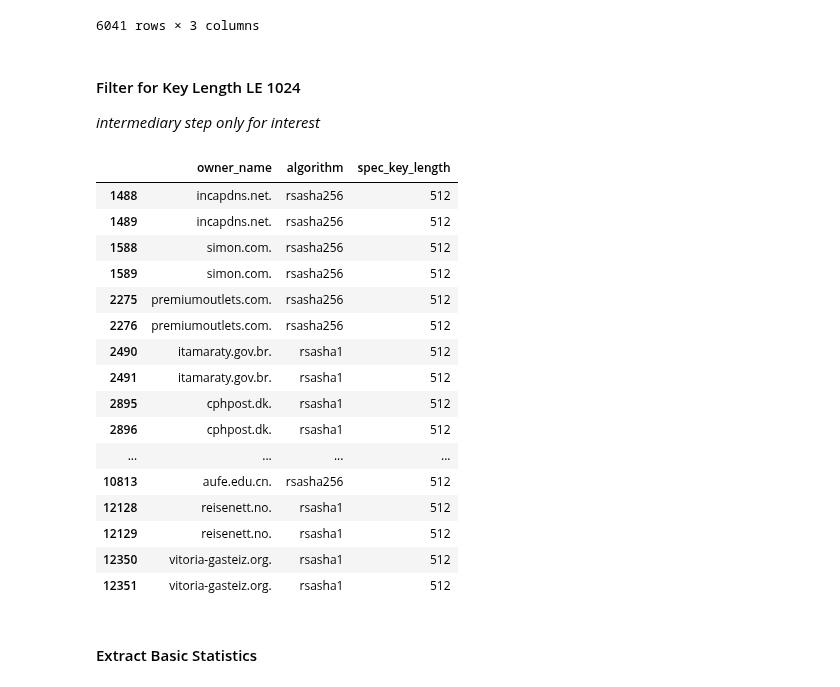
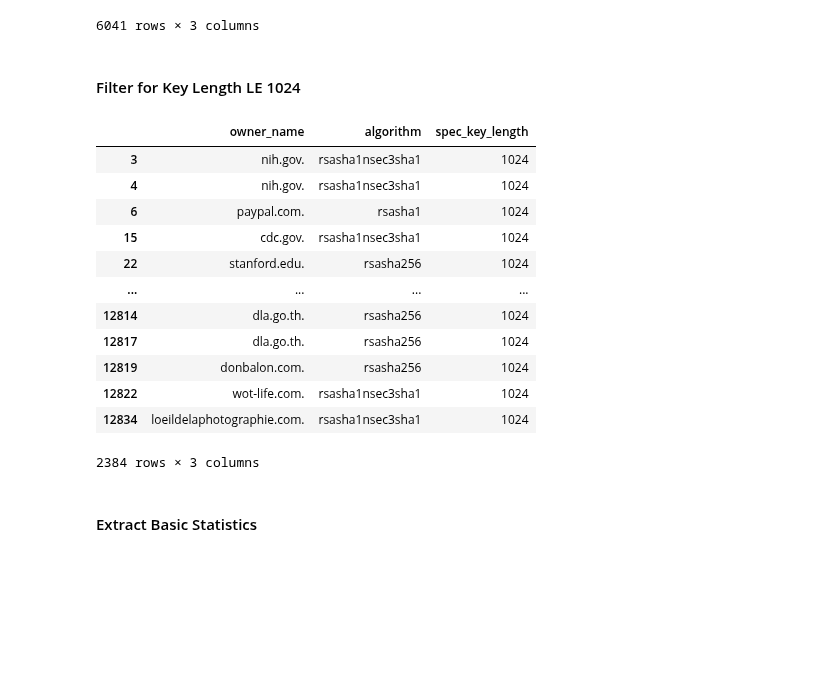
Before and after one commit to nils-wisiol/dns-downgrade-attack, a Jupyter notebook: ipynb/analyze_crypto_ns.ipynb, the cells around one changed output. Saved outputs shown, nothing was run; the diff lists cells and outputs as text; code cells hidden in the pictures; blank space fills up the shorter version.

Commit message:
Filtering Key Lengths for <=1024 instead of <=1023

```diff
--- a/ipynb/analyze_crypto_ns.ipynb
+++ b/ipynb/analyze_crypto_ns.ipynb
@@ -503,30 +503,25 @@ pdf_top100k_dnskey_rsa
 6041 rows × 3 columns
 # %% [markdown]
 #### Filter for Key Length LE 1024
-*intermediary step only for interest*
 # %%
-pdf_top100k_dnskey_rsa_le1024 = pdf_top100k_dnskey_rsa[pdf_top100k_dnskey_rsa['spec_key_length'] <= 1023]
+pdf_top100k_dnskey_rsa_le1024 = pdf_top100k_dnskey_rsa[pdf_top100k_dnskey_rsa['spec_key_length'] <= 1024]
 pdf_tlds_dnskey_rsa_le1024 = pdf_tlds_dnskey_rsa[pdf_tlds_dnskey_rsa['spec_key_length'] <= 1024]
 # pdf_top100k_dnskey_rsa_keylengths = pdf_top100k_dnskey_rsa[['spec_key_length']].value_counts()
 pdf_top100k_dnskey_rsa_le1024
 # %% [output]
 |  | owner_name | algorithm | spec_key_length |
-| 1488 | incapdns.net. | rsasha256 | 512 |
-| 1489 | incapdns.net. | rsasha256 | 512 |
-| 1588 | simon.com. | rsasha256 | 512 |
-| 1589 | simon.com. | rsasha256 | 512 |
-| 2275 | premiumoutlets.com. | rsasha256 | 512 |
-| 2276 | premiumoutlets.com. | rsasha256 | 512 |
-| 2490 | itamaraty.gov.br. | rsasha1 | 512 |
-| 2491 | itamaraty.gov.br. | rsasha1 | 512 |
-| 2895 | cphpost.dk. | rsasha1 | 512 |
-| 2896 | cphpost.dk. | rsasha1 | 512 |
+| 3 | nih.gov. | rsasha1nsec3sha1 | 1024 |
+| 4 | nih.gov. | rsasha1nsec3sha1 | 1024 |
+| 6 | paypal.com. | rsasha1 | 1024 |
+| 15 | cdc.gov. | rsasha1nsec3sha1 | 1024 |
+| 22 | stanford.edu. | rsasha256 | 1024 |
 | ... | ... | ... | ... |
-| 10813 | aufe.edu.cn. | rsasha256 | 512 |
-| 12128 | reisenett.no. | rsasha1 | 512 |
-| 12129 | reisenett.no. | rsasha1 | 512 |
-| 12350 | vitoria-gasteiz.org. | rsasha1 | 512 |
-| 12351 | vitoria-gasteiz.org. | rsasha1 | 512 |
+| 12814 | dla.go.th. | rsasha256 | 1024 |
+| 12817 | dla.go.th. | rsasha256 | 1024 |
+| 12819 | donbalon.com. | rsasha256 | 1024 |
+| 12822 | wot-life.com. | rsasha1nsec3sha1 | 1024 |
+| 12834 | loeildelaphotographie.com. | rsasha1nsec3sha1 | 1024 |
+2384 rows × 3 columns
 # %% [markdown]
 #### Extract Basic Statistics
 # %%
```
Also changed, not shown: parts of 2 cells of this notebook.
